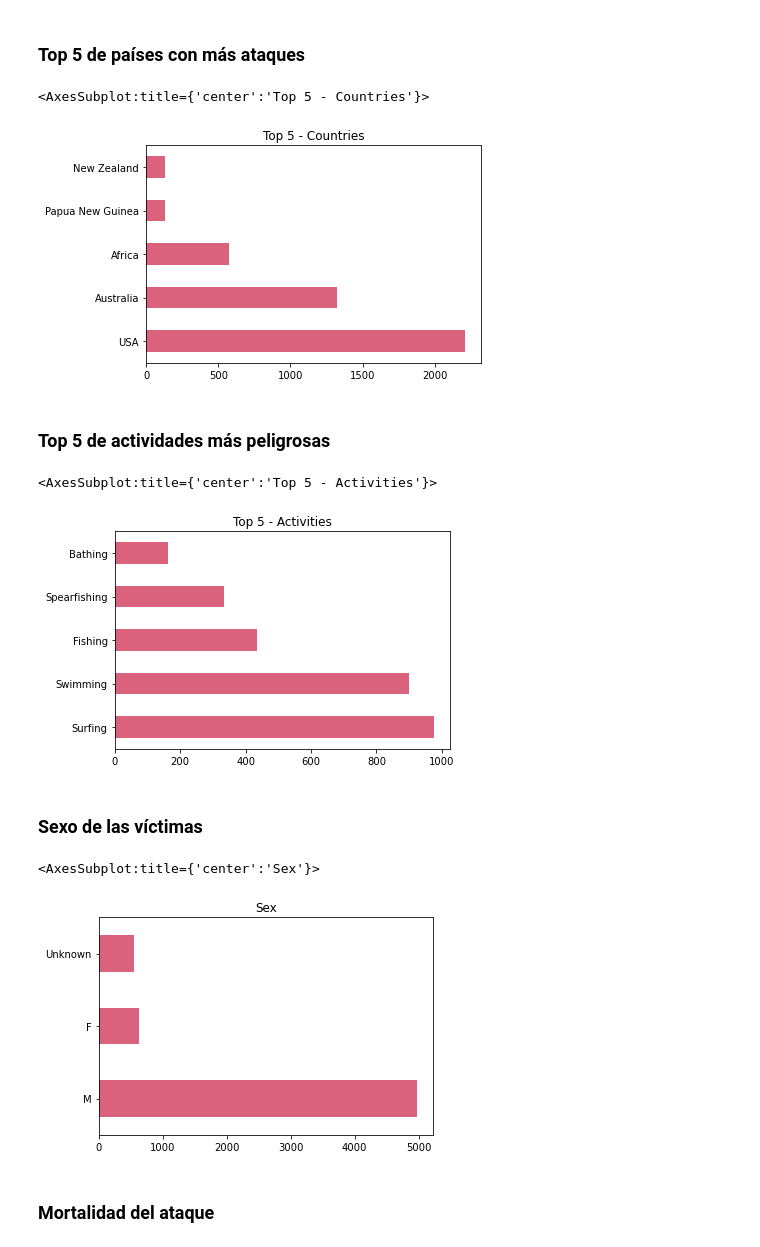
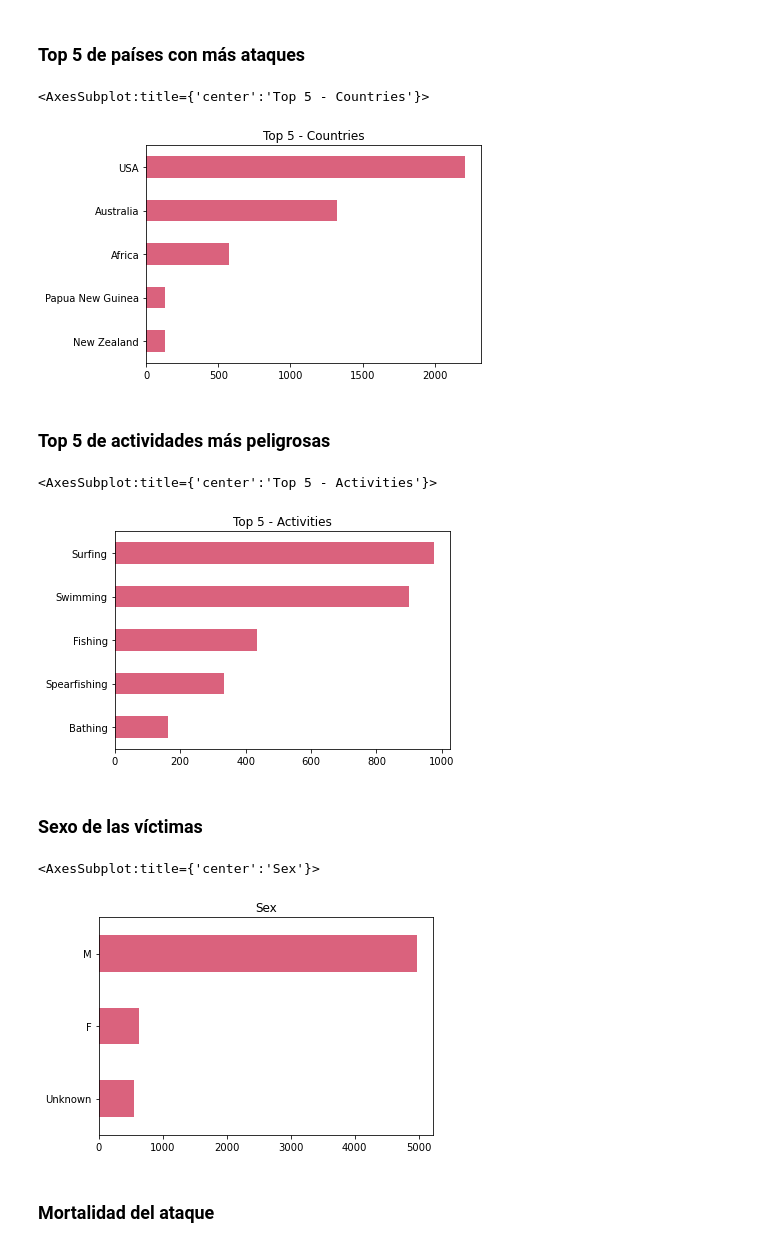
Before and after one commit to ta-datapt-bcn/project-pandas, a Jupyter notebook: data-wrangling.ipynb, the cells around one changed output. Drawn from its saved outputs; the diff is of its cells as text; code cells hidden in the pictures.

```diff
--- a/data-wrangling.ipynb
+++ b/data-wrangling.ipynb
@@ -565,25 +565,25 @@ years_values.plot(title="Shark Attacks per year", color='#DA627D')
 ### Top 5 de países con más ataques
 # %%
 top5_country = attacks['Country'].value_counts().sort_values(ascending=False).head()
-top5_country.plot(kind='barh', title="Top 5 - Countries", color='#DA627D')
+top5_country.sort_values().plot(kind='barh', title="Top 5 - Countries", color='#DA627D')
 # %% [output]
 <AxesSubplot:title={'center':'Top 5 - Countries'}>
-[figure, old version]
+[figure, new version]
 # %% [markdown]
 ### Top 5 de actividades más peligrosas
 # %%
 top5_activity = attacks.Activity[attacks['Activity'] != 'Unknown'].value_counts().sort_values(ascending=False).head()
-top5_activity.plot(kind='barh', title="Top 5 - Activities", color='#DA627D')
+top5_activity.sort_values().plot(kind='barh', title="Top 5 - Activities", color='#DA627D')
 # %% [output]
 <AxesSubplot:title={'center':'Top 5 - Activities'}>
-[figure, old version]
+[figure, new version]
 # %% [markdown]
 ### Sexo de las víctimas
 # %%
-attacks['Sex'].value_counts().sort_values(ascending=False).plot(kind='barh', title="Sex", color='#DA627D')
+attacks['Sex'].value_counts().sort_values().plot(kind='barh', title="Sex", color='#DA627D')
 # %% [output]
 <AxesSubplot:title={'center':'Sex'}>
-[figure, old version]
+[figure, new version]
 # %% [markdown]
 ### Mortalidad del ataque
 # %%
```
Also changed, not shown: parts of 5 cells of this notebook.
